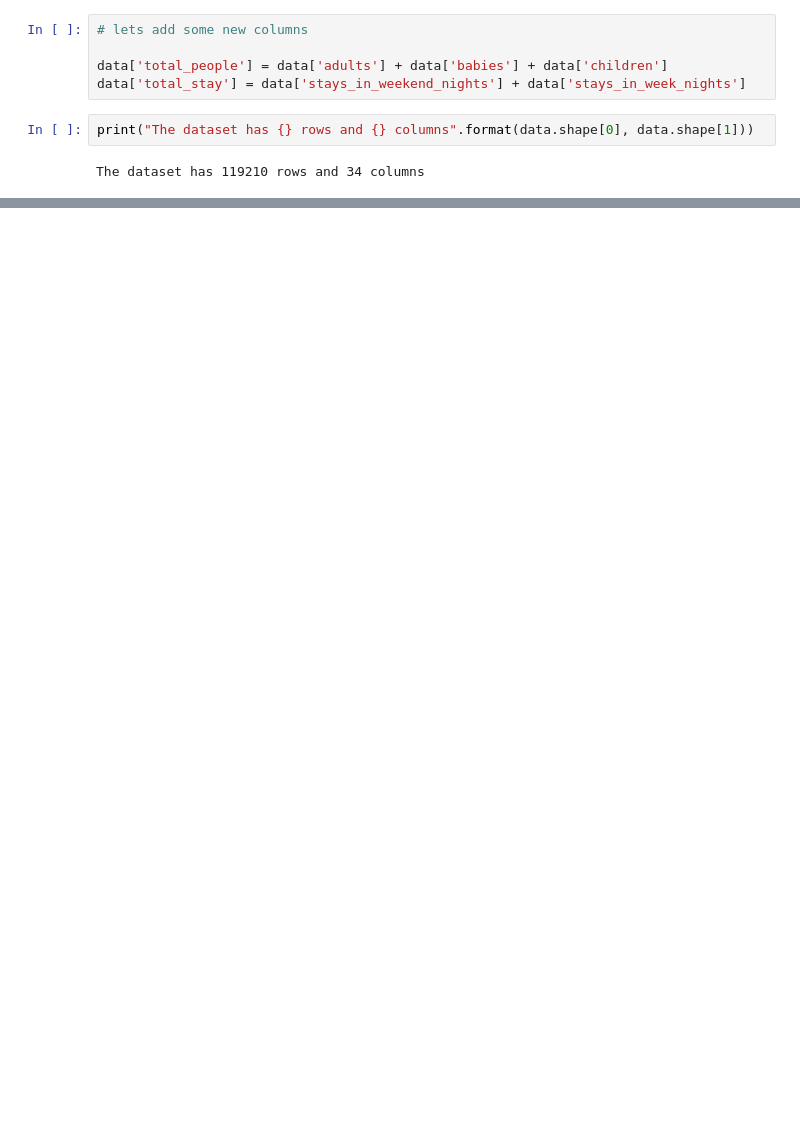
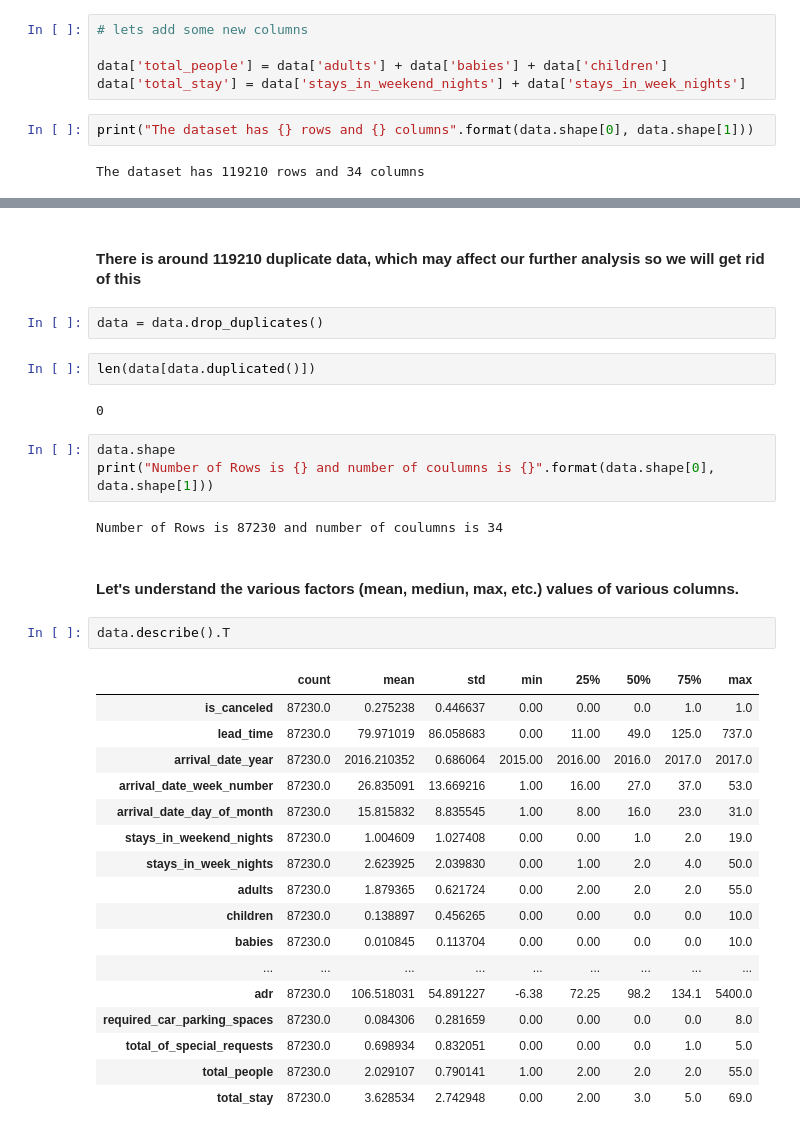
Before and after one commit to Omkar-184/Hotel_Booking_Analysis, a Jupyter notebook: Hotel Booking Analysis - Capstone Project.ipynb, the cells around one changed output, grey strips where cells are left out. Saved outputs shown, nothing was run; the diff lists cells and outputs as text; blank space fills up the shorter version.

```diff
--- a/Hotel Booking Analysis - Capstone Project.ipynb
+++ b/Hotel Booking Analysis - Capstone Project.ipynb
@@ -228,0 +236,35 @@ The dataset has 119210 rows and 34 columns
+# %% [markdown]
+#### There is around 119210 duplicate data, which may affect our further analysis so we will get rid of this
+# %%
+data = data.drop_duplicates()
+# %%
+len(data[data.duplicated()])
+# %% [output]
+0
+# %%
+data.shape
+print("Number of Rows is {} and number of coulumns is {}".format(data.shape[0], data.shape[1]))
+# %% [output]
+Number of Rows is 87230 and number of coulumns is 34
+# %% [markdown]
+#### Let's understand the various factors (mean, mediun, max, etc.) values of various columns.
+# %%
+data.describe().T
+# %% [output]
+|  | count | mean | std | min | 25% | 50% | 75% | max |
+| is_canceled | 87230.0 | 0.275238 | 0.446637 | 0.00 | 0.00 | 0.0 | 1.0 | 1.0 |
+| lead_time | 87230.0 | 79.971019 | 86.058683 | 0.00 | 11.00 | 49.0 | 125.0 | 737.0 |
+| arrival_date_year | 87230.0 | 2016.210352 | 0.686064 | 2015.00 | 2016.00 | 2016.0 | 2017.0 | 2017.0 |
+| arrival_date_week_number | 87230.0 | 26.835091 | 13.669216 | 1.00 | 16.00 | 27.0 | 37.0 | 53.0 |
+| arrival_date_day_of_month | 87230.0 | 15.815832 | 8.835545 | 1.00 | 8.00 | 16.0 | 23.0 | 31.0 |
+| stays_in_weekend_nights | 87230.0 | 1.004609 | 1.027408 | 0.00 | 0.00 | 1.0 | 2.0 | 19.0 |
+| stays_in_week_nights | 87230.0 | 2.623925 | 2.039830 | 0.00 | 1.00 | 2.0 | 4.0 | 50.0 |
+| adults | 87230.0 | 1.879365 | 0.621724 | 0.00 | 2.00 | 2.0 | 2.0 | 55.0 |
+| children | 87230.0 | 0.138897 | 0.456265 | 0.00 | 0.00 | 0.0 | 0.0 | 10.0 |
+| babies | 87230.0 | 0.010845 | 0.113704 | 0.00 | 0.00 | 0.0 | 0.0 | 10.0 |
+| ... | ... | ... | ... | ... | ... | ... | ... | ... |
+| adr | 87230.0 | 106.518031 | 54.891227 | -6.38 | 72.25 | 98.2 | 134.1 | 5400.0 |
+| required_car_parking_spaces | 87230.0 | 0.084306 | 0.281659 | 0.00 | 0.00 | 0.0 | 0.0 | 8.0 |
+| total_of_special_requests | 87230.0 | 0.698934 | 0.832051 | 0.00 | 0.00 | 0.0 | 1.0 | 5.0 |
+| total_people | 87230.0 | 2.029107 | 0.790141 | 1.00 | 2.00 | 2.0 | 2.0 | 55.0 |
+| total_stay | 87230.0 | 3.628534 | 2.742948 | 0.00 | 2.00 | 3.0 | 5.0 | 69.0 |
```
Also changed, not shown: parts of 22 cells of this notebook.
